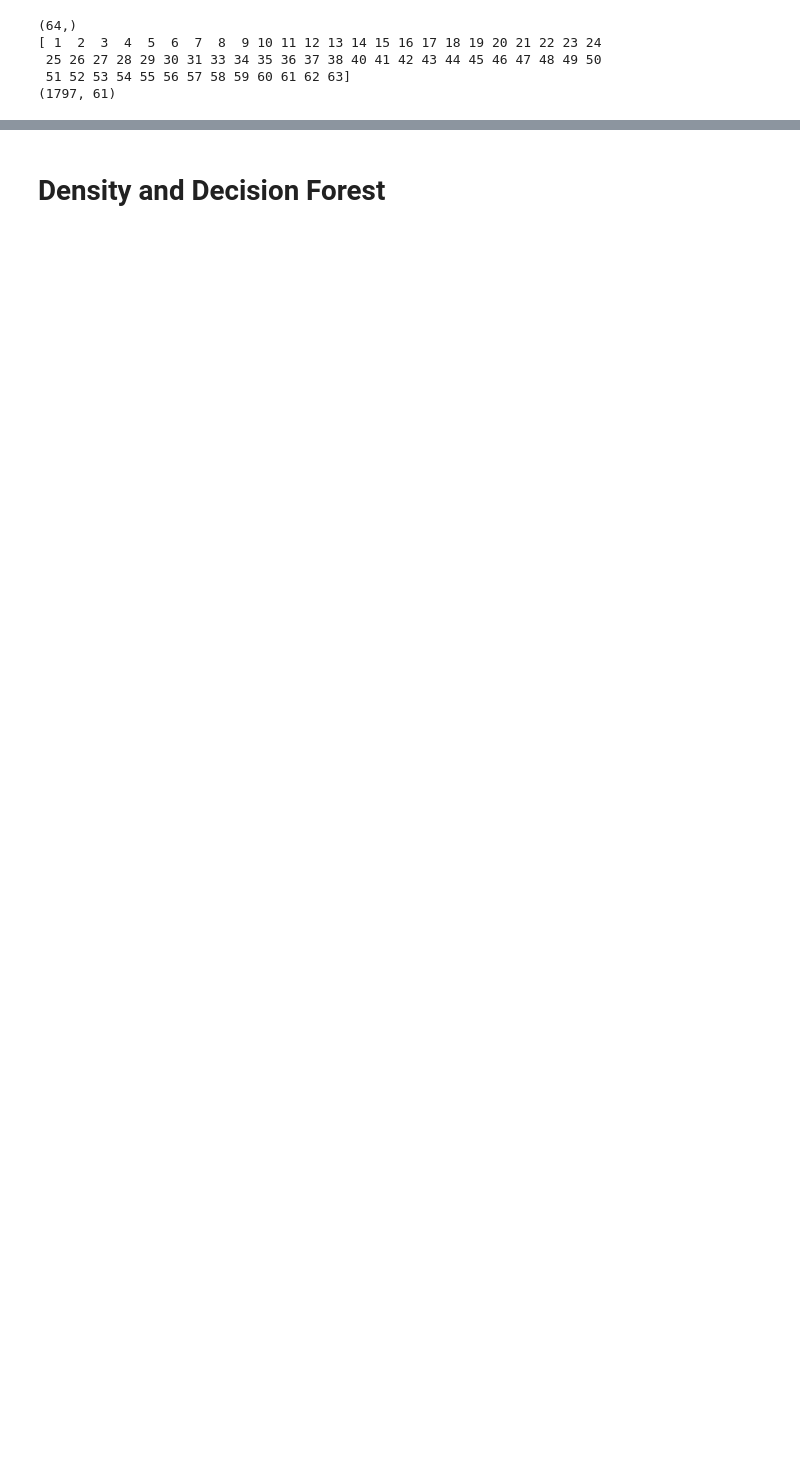
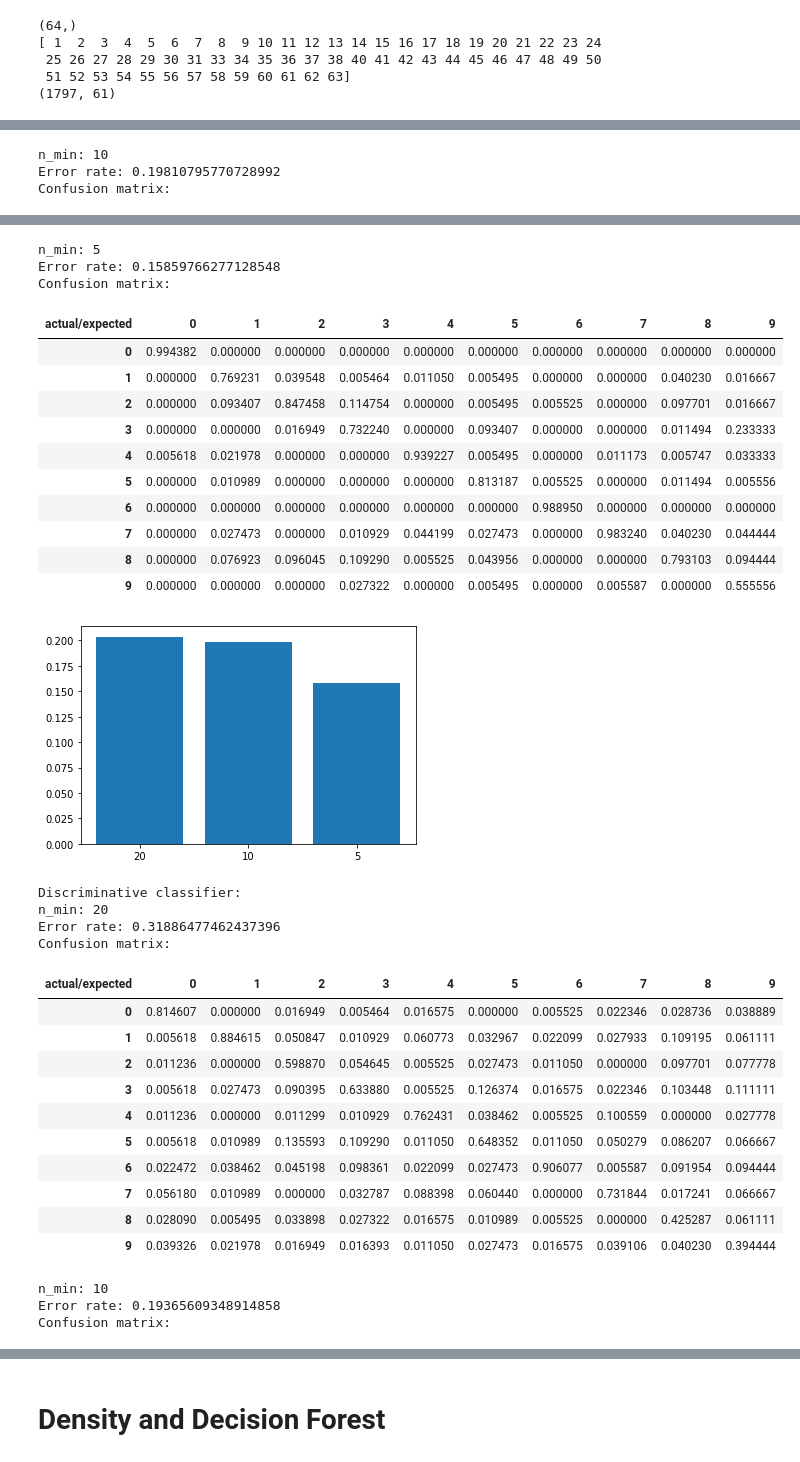
Before and after one commit to sikupe/fml-uebungen, a Jupyter notebook: uebung_4.ipynb, the cells around one changed output, grey strips where cells are left out. Saved outputs shown, nothing was run; the diff lists cells and outputs as text; code cells hidden in the pictures; blank space fills up the shorter version.

```diff
--- a/uebung_4.ipynb
+++ b/uebung_4.ipynb
@@ -498,0 +445,26 @@ Both perform best with smaller n_min and the decision tree with n_min = 5 perfor
+# %%
+def train_test(create_generative_classifiers, create_discriminative_classifier, generative_n_mins,
+               discriminative_n_mins):
+    density_tree_error = []
+    print('Generative classifier:')
+    for hyper_n_min in generative_n_mins:
+        print(f'n_min: {hyper_n_min}')
+        density_trees = create_generative_classifiers()
+        error = train_test_generative_classifier(density_trees, hyper_n_min)
+        density_tree_error.append(error)
+    show_plot(density_tree_error, generative_n_mins)
+
+    decision_tree_error = []
+    print()
+    print('Discriminative classifier:')
+    for hyper_n_min in discriminative_n_mins:
+        print(f'n_min: {hyper_n_min}')
+        error = train_test_discriminative_classifier(create_discriminative_classifier(), hyper_n_min)
+        decision_tree_error.append(error)
+    show_plot(decision_tree_error, discriminative_n_mins)
+
+
+train_test(lambda: [DensityTree() for _ in range(10)], lambda: DecisionTree(), [20, 10, 5], [20, 10, 5, 0])
+
+#train_test(lambda: [], lambda: DecisionTree(), [], [0])
+# %% [output]
@@ -498,0 +486,3 @@ Both perform best with smaller n_min and the decision tree with n_min = 5 perfor
+n_min: 10
+Error rate: 0.19810795770728992
+Confusion matrix:
@@ -498,0 +500,33 @@ Both perform best with smaller n_min and the decision tree with n_min = 5 perfor
+n_min: 5
+Error rate: 0.15859766277128548
+Confusion matrix:
+| actual/expected | 0 | 1 | 2 | 3 | 4 | 5 | 6 | 7 | 8 | 9 |
+| 0 | 0.994382 | 0.000000 | 0.000000 | 0.000000 | 0.000000 | 0.000000 | 0.000000 | 0.000000 | 0.000000 | 0.000000 |
+| 1 | 0.000000 | 0.769231 | 0.039548 | 0.005464 | 0.011050 | 0.005495 | 0.000000 | 0.000000 | 0.040230 | 0.016667 |
+| 2 | 0.000000 | 0.093407 | 0.847458 | 0.114754 | 0.000000 | 0.005495 | 0.005525 | 0.000000 | 0.097701 | 0.016667 |
+| 3 | 0.000000 | 0.000000 | 0.016949 | 0.732240 | 0.000000 | 0.093407 | 0.000000 | 0.000000 | 0.011494 | 0.233333 |
+| 4 | 0.005618 | 0.021978 | 0.000000 | 0.000000 | 0.939227 | 0.005495 | 0.000000 | 0.011173 | 0.005747 | 0.033333 |
+| 5 | 0.000000 | 0.010989 | 0.000000 | 0.000000 | 0.000000 | 0.813187 | 0.005525 | 0.000000 | 0.011494 | 0.005556 |
+| 6 | 0.000000 | 0.000000 | 0.000000 | 0.000000 | 0.000000 | 0.000000 | 0.988950 | 0.000000 | 0.000000 | 0.000000 |
+| 7 | 0.000000 | 0.027473 | 0.000000 | 0.010929 | 0.044199 | 0.027473 | 0.000000 | 0.983240 | 0.040230 | 0.044444 |
+| 8 | 0.000000 | 0.076923 | 0.096045 | 0.109290 | 0.005525 | 0.043956 | 0.000000 | 0.000000 | 0.793103 | 0.094444 |
+| 9 | 0.000000 | 0.000000 | 0.000000 | 0.027322 | 0.000000 | 0.005495 | 0.000000 | 0.005587 | 0.000000 | 0.555556 |
+[figure, added]
+Discriminative classifier:
+n_min: 20
+Error rate: 0.31886477462437396
+Confusion matrix:
+| actual/expected | 0 | 1 | 2 | 3 | 4 | 5 | 6 | 7 | 8 | 9 |
+| 0 | 0.814607 | 0.000000 | 0.016949 | 0.005464 | 0.016575 | 0.000000 | 0.005525 | 0.022346 | 0.028736 | 0.038889 |
+| 1 | 0.005618 | 0.884615 | 0.050847 | 0.010929 | 0.060773 | 0.032967 | 0.022099 | 0.027933 | 0.109195 | 0.061111 |
+| 2 | 0.011236 | 0.000000 | 0.598870 | 0.054645 | 0.005525 | 0.027473 | 0.011050 | 0.000000 | 0.097701 | 0.077778 |
+| 3 | 0.005618 | 0.027473 | 0.090395 | 0.633880 | 0.005525 | 0.126374 | 0.016575 | 0.022346 | 0.103448 | 0.111111 |
+| 4 | 0.011236 | 0.000000 | 0.011299 | 0.010929 | 0.762431 | 0.038462 | 0.005525 | 0.100559 | 0.000000 | 0.027778 |
+| 5 | 0.005618 | 0.010989 | 0.135593 | 0.109290 | 0.011050 | 0.648352 | 0.011050 | 0.050279 | 0.086207 | 0.066667 |
+| 6 | 0.022472 | 0.038462 | 0.045198 | 0.098361 | 0.022099 | 0.027473 | 0.906077 | 0.005587 | 0.091954 | 0.094444 |
+| 7 | 0.056180 | 0.010989 | 0.000000 | 0.032787 | 0.088398 | 0.060440 | 0.000000 | 0.731844 | 0.017241 | 0.066667 |
+| 8 | 0.028090 | 0.005495 | 0.033898 | 0.027322 | 0.016575 | 0.010989 | 0.005525 | 0.000000 | 0.425287 | 0.061111 |
+| 9 | 0.039326 | 0.021978 | 0.016949 | 0.016393 | 0.011050 | 0.027473 | 0.016575 | 0.039106 | 0.040230 | 0.394444 |
+n_min: 10
+Error rate: 0.19365609348914858
+Confusion matrix:
```
Also changed, not shown: parts of 21 cells of this notebook, 1 other file.
